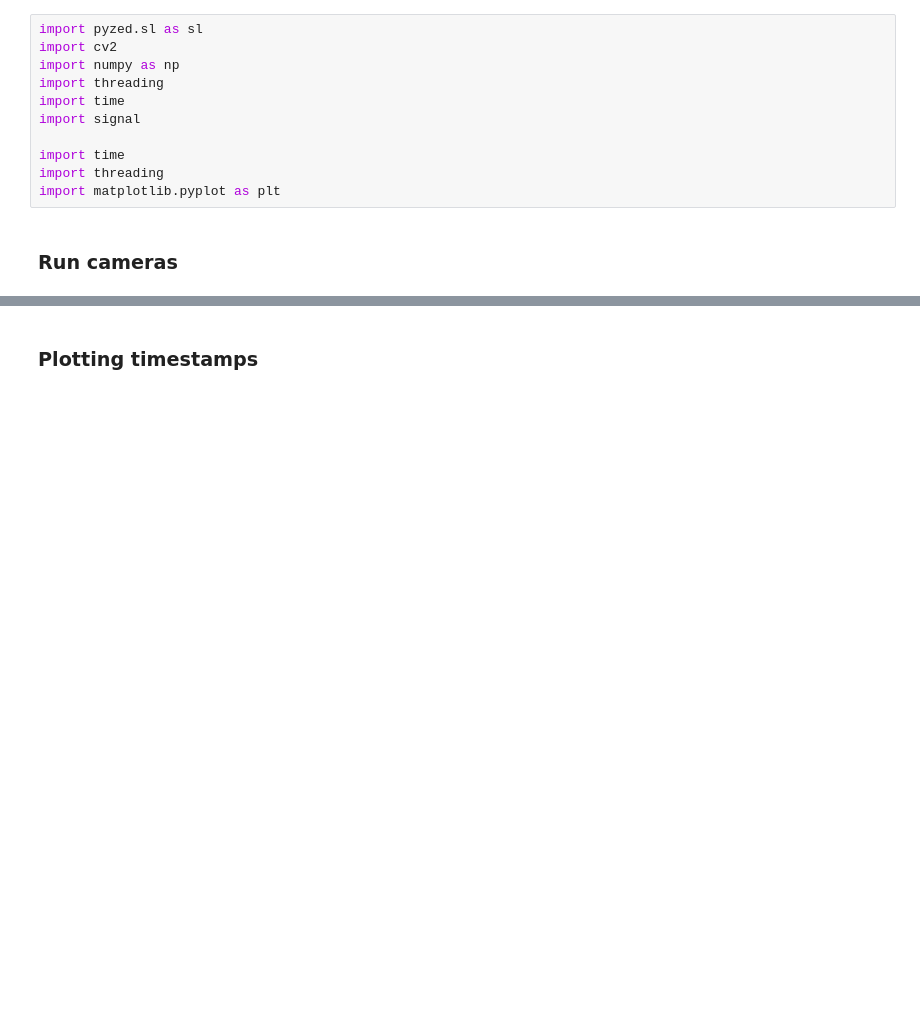
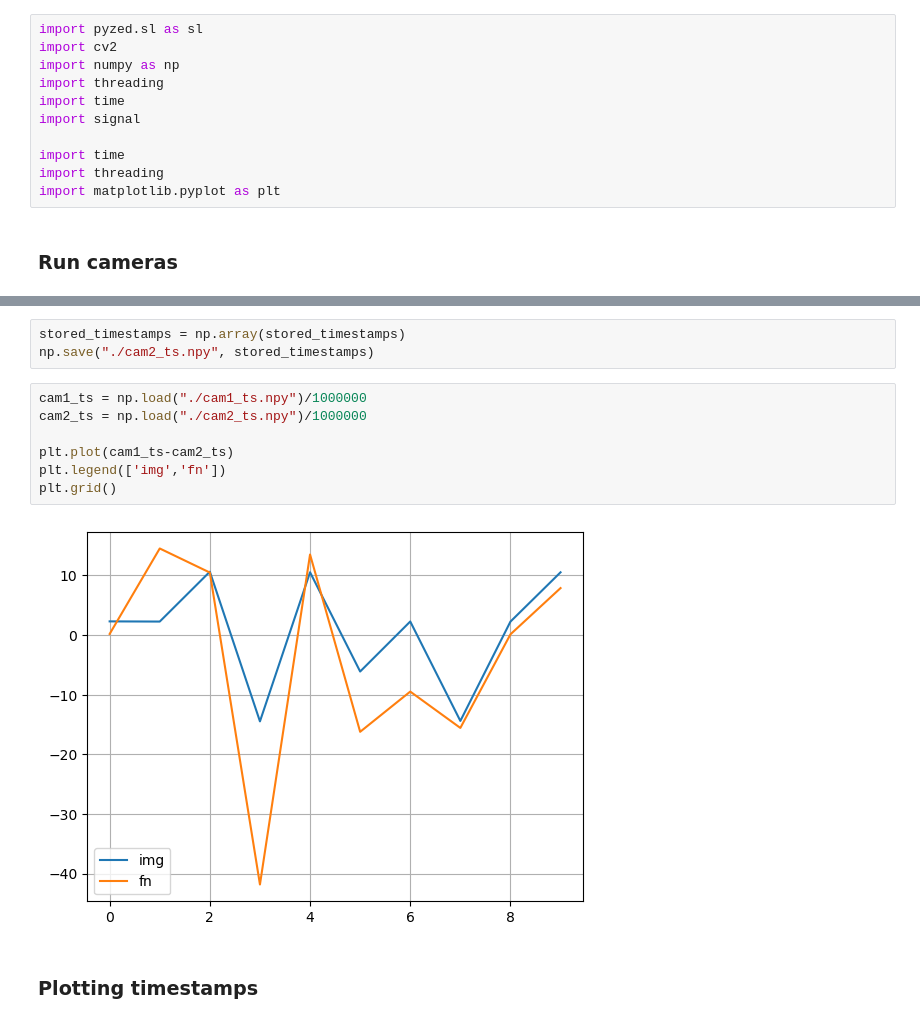
Before and after one commit to MateUnger/StereoVision, a Jupyter notebook: multi_cam_nb.ipynb, the cells around one changed output, grey strips where cells are left out. Saved outputs shown, nothing was run; the diff lists cells and outputs as text; blank space fills up the shorter version.

```diff
--- a/multi_cam_nb.ipynb
+++ b/multi_cam_nb.ipynb
@@ -204,3 +217,15 @@ dict_keys(['ZED_43957242', 'ZED_43916681'])
+# %%
+stored_timestamps = np.array(stored_timestamps)
+np.save("./cam2_ts.npy", stored_timestamps)
+# %%
+cam1_ts = np.load("./cam1_ts.npy")/1000000
+cam2_ts = np.load("./cam2_ts.npy")/1000000
+
+plt.plot(cam1_ts-cam2_ts)
+plt.legend(['img','fn'])
+plt.grid()
+# %% [output]
+[figure, added]
 # %% [markdown]
 ### Plotting timestamps
 # %%
```
Also changed, not shown: parts of 9 cells of this notebook, 11 other files.
